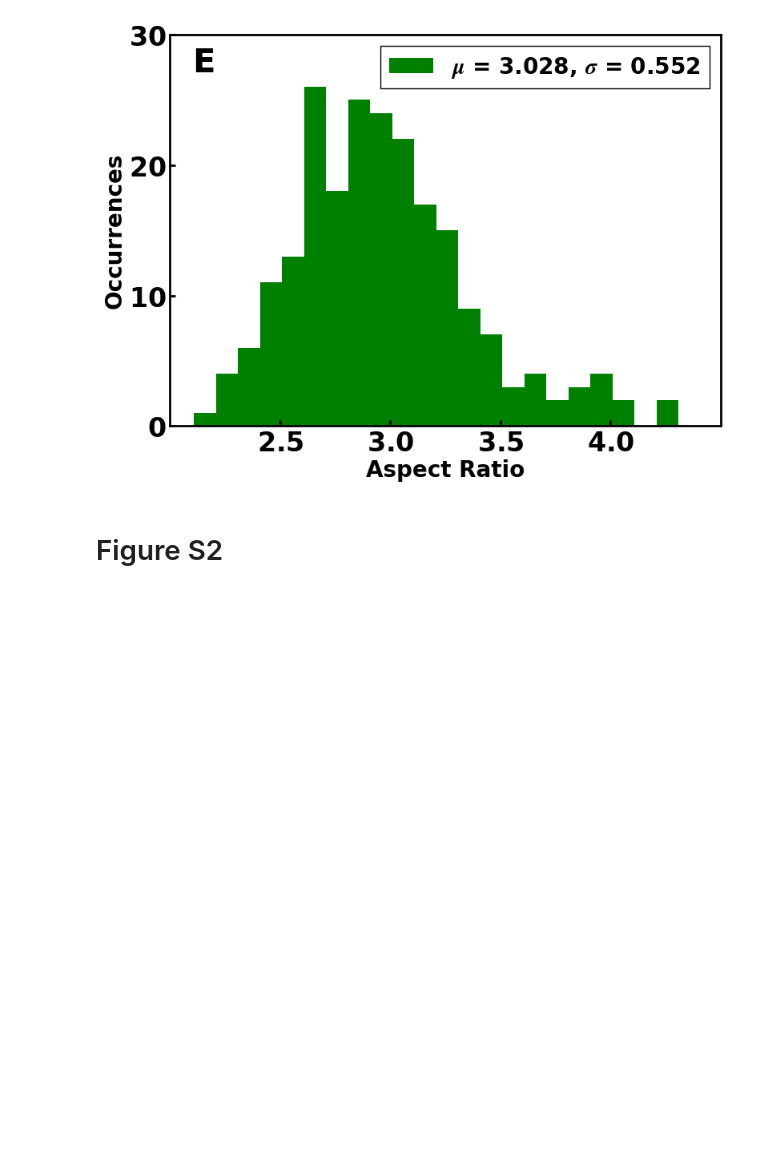
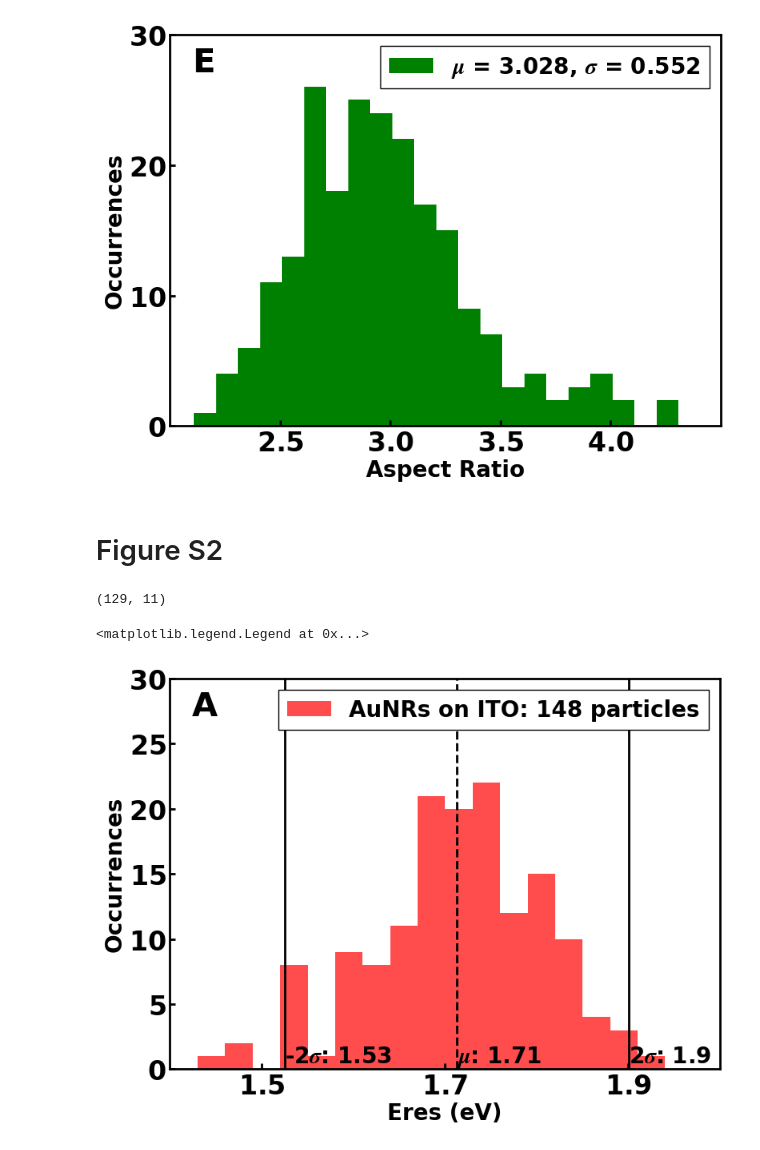
Before and after one commit to SWAN88/AuNR_DA, a Jupyter notebook: 060524_AuNR_DA_SI_figures.ipynb, the cells around one changed output. Drawn from its saved outputs; the diff is of its cells as text; code cells hidden in the pictures; blank space fills up the shorter version.

```diff
--- a/060524_AuNR_DA_SI_figures.ipynb
+++ b/060524_AuNR_DA_SI_figures.ipynb
@@ -170,29 +150,46 @@ print(glass_exp_data.shape)
+# %%
+# define testing data from actual experiments
+exp_glass_data = pd.read_csv(Path(p_data, '100323_ZJ_exp_glass_final.csv'))
+exp_ito_data = pd.read_csv(Path(p_data, '100323_ZJ_exp_ito_final.csv'))
+exp_ito_data = exp_ito_data.drop(47)
+exp_ito_data = exp_ito_data.reset_index(drop=True)
+
+# particles on glass outliers particles 47, 67, 71
+outliers_particles = [47, 67, 71]
+exp_glass_data = exp_glass_data.drop(outliers_particles)
+exp_glass_data.reset_index(drop=True, inplace=True)
+print(exp_glass_data.shape)
+# %% [output]
+(129, 11)
 # %%
 # difference in eres
 fig, ax = plt.subplots()
 binwidth = 0.03
-target = glass_exp_data['eres']
+target = exp_ito_data['eres']
 target_avg = target.mean()
 terget_std = target.std()
 
 ylim = 30
 ax.vlines(target_avg, 0, ylim, color='k', ls='--', lw=2)
 ax.vlines(terget_std*2 + target_avg, 0, ylim, color='k', ls='-', lw=2)
 ax.vlines(-terget_std*2 + target_avg, 0, ylim, color='k', ls='-', lw=2)
 
 ax.hist(target, bins=np.arange(min(target), max(target)+binwidth, binwidth), color='red', alpha=0.7, label=f'AuNRs on ITO: {len(target)} particles')
 # ax.text(0.01, 0.99, f'binwidth={binwidth}', ha='left', va='top', transform=ax.transAxes, fontsize=12)
 
 ax.text(-terget_std*2 + target_avg, 0.5, f'-2$\sigma$: {round(-terget_std*2 + target_avg, 2)}', fontsize=20)
 ax.text(terget_std*2 + target_avg, 0.5, f'2$\sigma$: {round(terget_std*2 + target_avg, 2)}', fontsize=20)
 ax.text(target_avg, 0.5, f'$\mu$: {round(target_avg, 2)}', fontsize=20)
 
 ax.text(0.04, 0.97, 'A', ha='left', va='top', transform=ax.transAxes, fontsize=30)
 
 ax.set_xlabel('Eres (eV)')
 ax.set_ylabel('Occurrences')
 ax.set_ylim(0, ylim)
 ax.set_xlim(1.4, 2.0)
 ax.set_xticks([1.5, 1.7, 1.9])
 ax.legend(fontsize=20)
+# %% [output]
+<matplotlib.legend.Legend at 0x...>
+[figure, added]
 # %%
```
Also changed, not shown: parts of 7 cells of this notebook, 7 other files.
